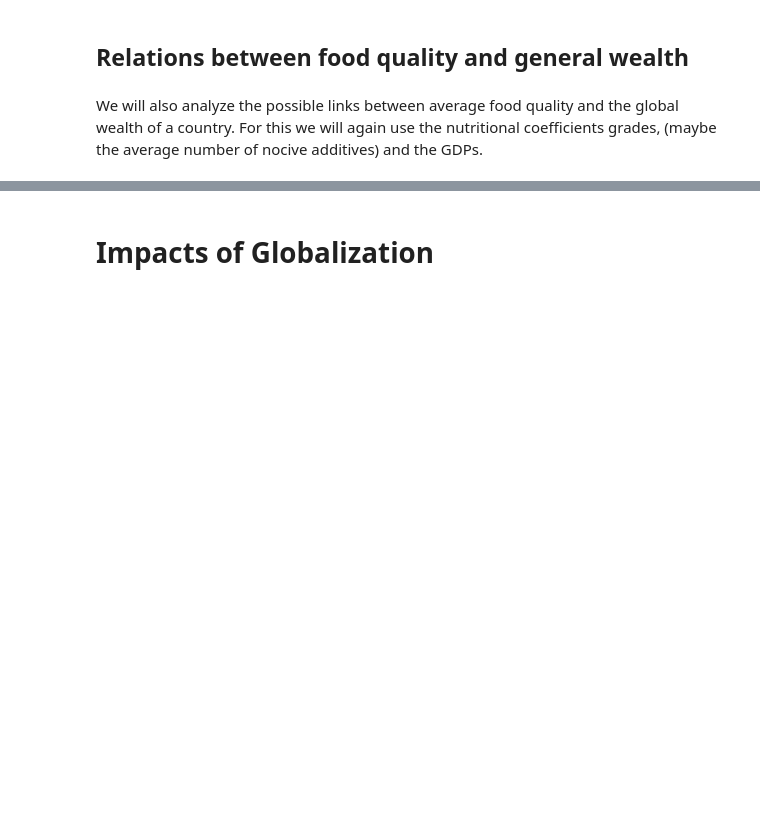
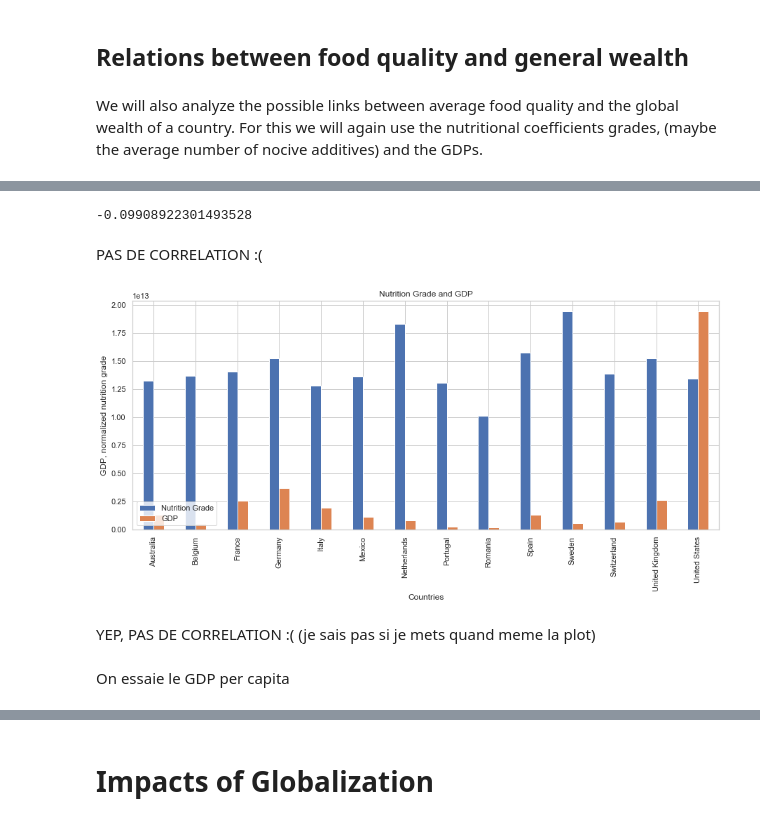
Before and after one commit to coiL10/AdamanTeam, a Jupyter notebook: milestone2.ipynb, the cells around one changed output, grey strips where cells are left out. Cells and saved outputs as stored; diff of their text form; code cells hidden in the pictures; blank space fills up the shorter version.

Commit message:
gdp per capita file, analysis for gdp and life expect

```diff
--- a/milestone2.ipynb
+++ b/milestone2.ipynb
@@ -939,3 +931,6 @@ m
 ## Relations between food quality and general wealth
 # %% [markdown]
 We will also analyze the possible links between average food quality and the global wealth of a country. For this we will again use  the nutritional coefficients grades, (maybe the average number of nocive additives) and the GDPs.
+# %%
+scores_gdp = grade_countries.join(gdp.set_index('country_code'), on='code', how='left')
+scores_gdp
@@ -941,0 +954,22 @@ We will also analyze the possible links between average food quality and the glo
+# %%
+np.corrcoef(scores_gdp.nutrition_grade_fr, scores_gdp['2017'])[0, 1]
+# %% [output]
+-0.09908922301493528
+# %% [markdown]
+PAS DE CORRELATION :(
+# %%
+a = scores_gdp.copy()
+a['nutrition_grade_fr'] = a['nutrition_grade_fr'] / max(a['nutrition_grade_fr']) * max(a['2017'])
+a.columns = ['Nutrition Grade', 'code', 'countries_en', 'GDP']
+ax = a.plot.bar(figsize=(15, 6))
+ax.legend(loc = 3)
+ax.set_xlabel('Countries')
+ax.set_ylabel('GDP, normalized nutrition grade')
+ax.set_title('Nutrition Grade and GDP')
+plt.savefig('grade_gdp.png', bbox_inches="tight")
+# %% [output]
+[figure, added]
+# %% [markdown]
+YEP, PAS DE CORRELATION :( (je sais pas si je mets quand meme la plot)
+# %% [markdown]
+On essaie le GDP per capita
```
Also changed, not shown: parts of 22 cells of this notebook, 1 other file.
